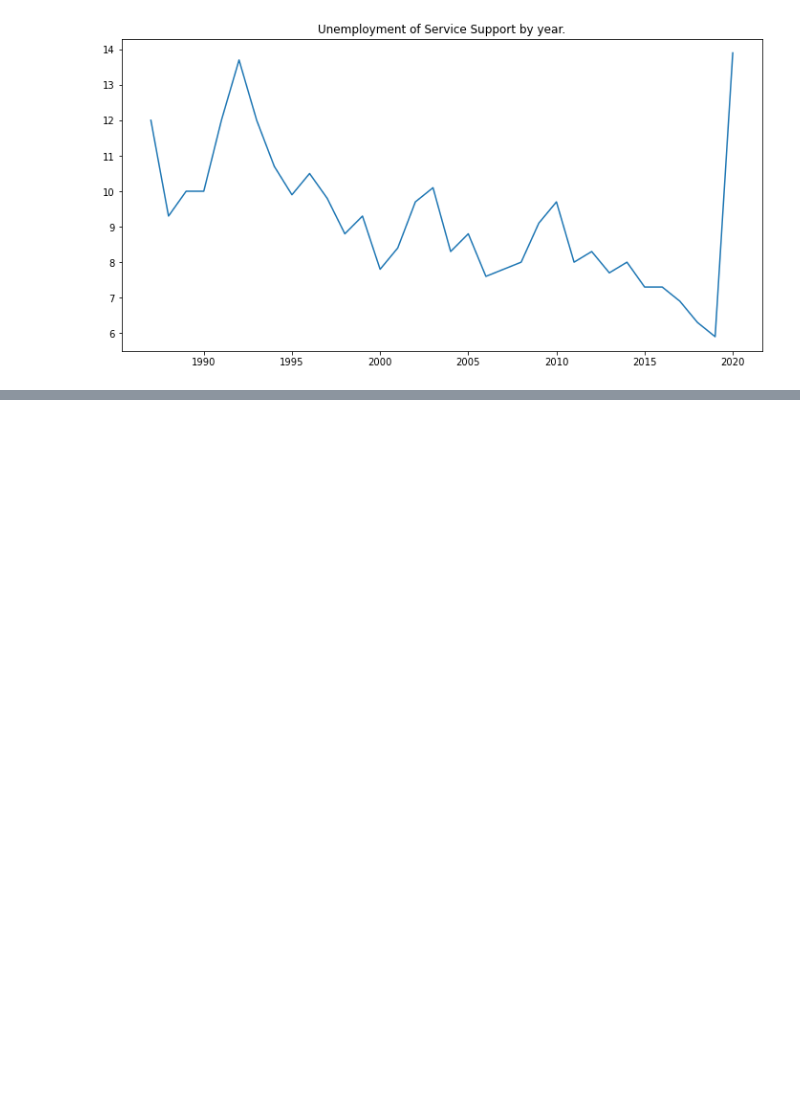
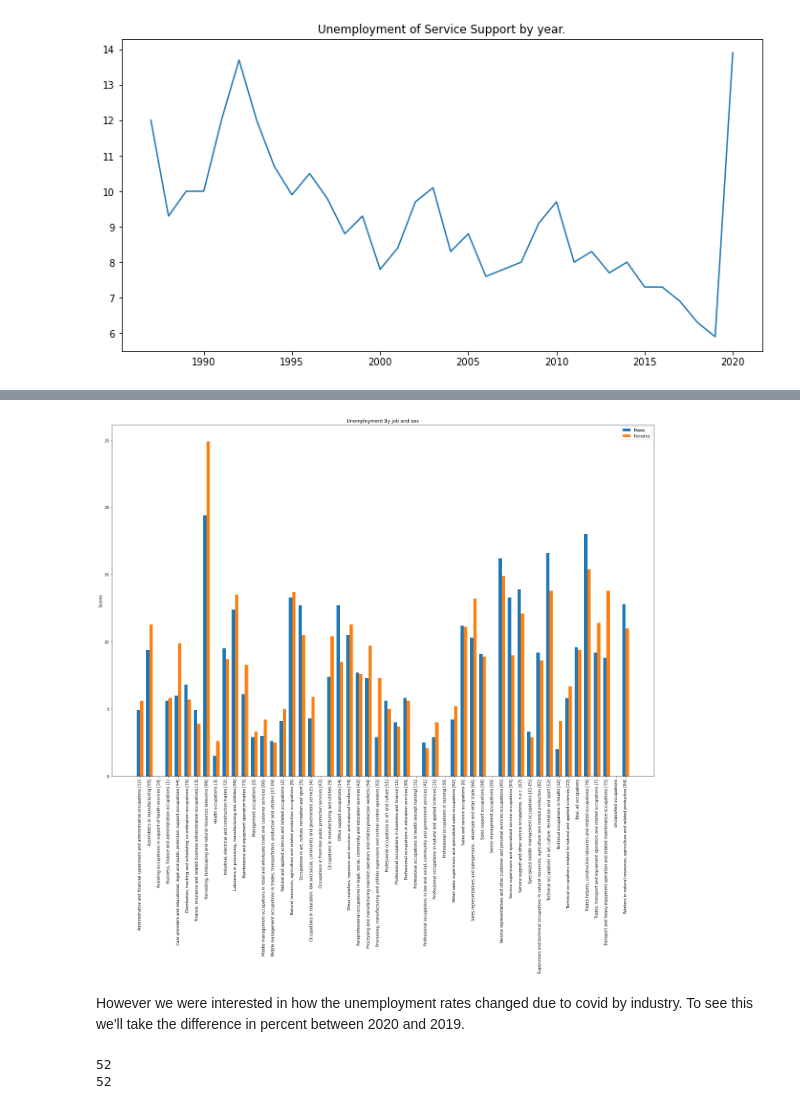
Before and after one commit to thegentlemanphysicist/DataScienceProject, a Jupyter notebook: JonPlots.ipynb, the cells around one changed output, grey strips where cells are left out. Drawn from its saved outputs; the diff is of its cells as text; code cells hidden in the pictures; blank space fills up the shorter version.

Commit message:
JonPlots added to analysis

```diff
--- a/JonPlots.ipynb
+++ b/JonPlots.ipynb
@@ -402,0 +451,42 @@ Text(0.5, 1.0, 'Unemployment of Service Support by year.')
+# %%
+# # fig = plt.figure()
+# # ax = fig.add_axes([0,0,1,1])
+# # # X=all_ind_unemp.loc[([2020],'Canada',['Males','Females'],slice(None)),'Unemployment rate']
+# # ax.bar(0.00, all_ind_unemp.loc[([2020],'Canada',['Males'],slice(None)),'Unemployment rate'], color = 'b', width = 0.25)
+# # ax.bar(0.25, all_ind_unemp.loc[([2020],'Canada',['Females'],slice(None)),'Unemployment rate'], color = 'r', width = 0.25)
+all_ind_unemp2020Males=occupation_sex_pivot.loc[(2020,'Canada','Males',slice(None)),'Unemployment rate']
+all_ind_unemp2020Females=occupation_sex_pivot.loc[(2020,'Canada','Females',slice(None)),'Unemployment rate']
+# jobindex = [x[3] for x in all_ind_unemp2020Males.index]
+# maleUnemp = all_ind_unemp2020Males.tolist()
+# femaleUnemp = all_ind_unemp2020Females.tolist()
+# df = pd.DataFrame({'Males': all_ind_unemp2020Males,'Females': all_ind_unemp2020Females}, index=jobindex)
+# ax = df.plot.bar(rot=0)
+# %%
+jobindex = [x[3] for x in all_ind_unemp2020Males.index]
+maleUnemp = all_ind_unemp2020Males.tolist()
+femaleUnemp = all_ind_unemp2020Females.tolist()
+x = np.arange(len(jobindex))  # the label locations
+width = 0.35  # the width of the bars
+
+fig, ax = plt.subplots(figsize=(20,20))
+rects1 = ax.bar(x - width/2, maleUnemp, width, label='Males')
+rects2 = ax.bar(x + width/2, femaleUnemp, width, label='Females')
+plt.xticks(rotation=90)
+
+# Add some text for labels, title and custom x-axis tick labels, etc.
+ax.set_ylabel('Scores')
+ax.set_title('Unemployment By job and sex')
+ax.set_xticks(x)
+ax.set_xticklabels(jobindex)
+ax.legend()
+
+# ax.bar_label(rects1, padding=3)
+# ax.bar_label(rects2, padding=3)
+
+fig.tight_layout()
+
+plt.show()
+# %% [output]
+[figure, added]
+# %% [markdown]
+However we were interested in how the unemployment rates changed due to covid by industry.  To see this we'll take the difference in percent between 2020 and 2019.
@@ -402,0 +504,7 @@ Text(0.5, 1.0, 'Unemployment of Service Support by year.')
+# %%
+# Make certain the indexes are the same before plotting
+print(len(umemp_change_Males.index))
+print((umemp_change_Males.index==umemp_change_Females.index).sum())
+# %% [output]
+52
+52
```
Also changed, not shown: parts of 15 cells of this notebook, 1 other file.
